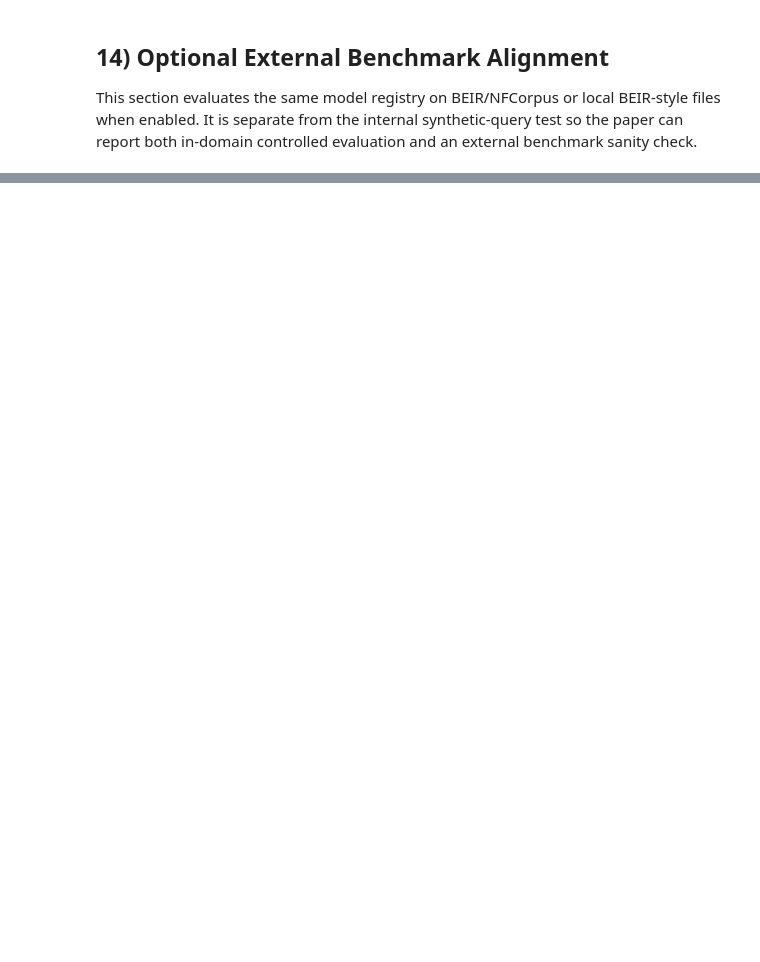
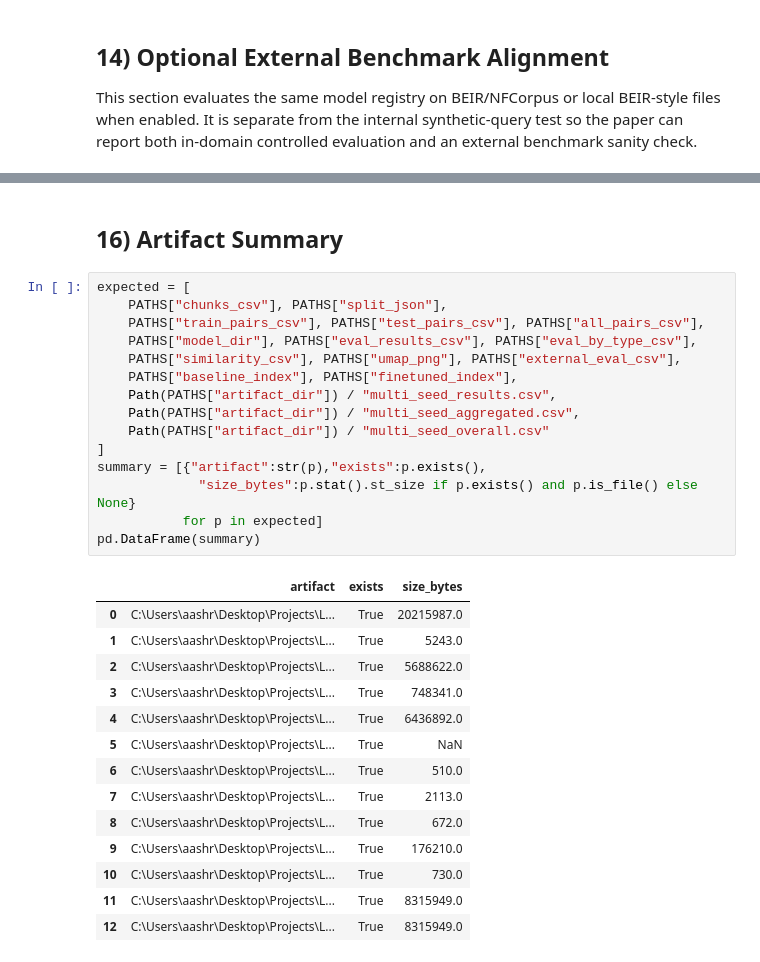
Before and after one commit to Aashray666/LCM-Research, a Jupyter notebook: biomedical_embedding_pipeline_ayan_v1.ipynb, the cells around one changed output, grey strips where cells are left out. Drawn from its saved outputs; the diff is of its cells as text; blank space fills up the shorter version.

```diff
--- a/biomedical_embedding_pipeline_ayan_v1.ipynb
+++ b/biomedical_embedding_pipeline_ayan_v1.ipynb
@@ -1291,0 +1406,32 @@ pd.DataFrame(summary)
+# %% [markdown]
+## 16) Artifact Summary
+# %%
+expected = [
+    PATHS["chunks_csv"], PATHS["split_json"],
+    PATHS["train_pairs_csv"], PATHS["test_pairs_csv"], PATHS["all_pairs_csv"],
+    PATHS["model_dir"], PATHS["eval_results_csv"], PATHS["eval_by_type_csv"],
+    PATHS["similarity_csv"], PATHS["umap_png"], PATHS["external_eval_csv"],
+    PATHS["baseline_index"], PATHS["finetuned_index"],
+    Path(PATHS["artifact_dir"]) / "multi_seed_results.csv",
+    Path(PATHS["artifact_dir"]) / "multi_seed_aggregated.csv",
+    Path(PATHS["artifact_dir"]) / "multi_seed_overall.csv"
+]
+summary = [{"artifact":str(p),"exists":p.exists(),
+             "size_bytes":p.stat().st_size if p.exists() and p.is_file() else None}
+           for p in expected]
+pd.DataFrame(summary)
+# %% [output]
+|  | artifact | exists | size_bytes |
+| 0 | C:\Users\aashr\Desktop\Projects\L... | True | 20215987.0 |
+| 1 | C:\Users\aashr\Desktop\Projects\L... | True | 5243.0 |
+| 2 | C:\Users\aashr\Desktop\Projects\L... | True | 5688622.0 |
+| 3 | C:\Users\aashr\Desktop\Projects\L... | True | 748341.0 |
+| 4 | C:\Users\aashr\Desktop\Projects\L... | True | 6436892.0 |
+| 5 | C:\Users\aashr\Desktop\Projects\L... | True | NaN |
+| 6 | C:\Users\aashr\Desktop\Projects\L... | True | 510.0 |
+| 7 | C:\Users\aashr\Desktop\Projects\L... | True | 2113.0 |
+| 8 | C:\Users\aashr\Desktop\Projects\L... | True | 672.0 |
+| 9 | C:\Users\aashr\Desktop\Projects\L... | True | 176210.0 |
+| 10 | C:\Users\aashr\Desktop\Projects\L... | True | 730.0 |
+| 11 | C:\Users\aashr\Desktop\Projects\L... | True | 8315949.0 |
+| 12 | C:\Users\aashr\Desktop\Projects\L... | True | 8315949.0 |
```
Also changed, not shown: parts of 14 cells of this notebook, 7 other files.
